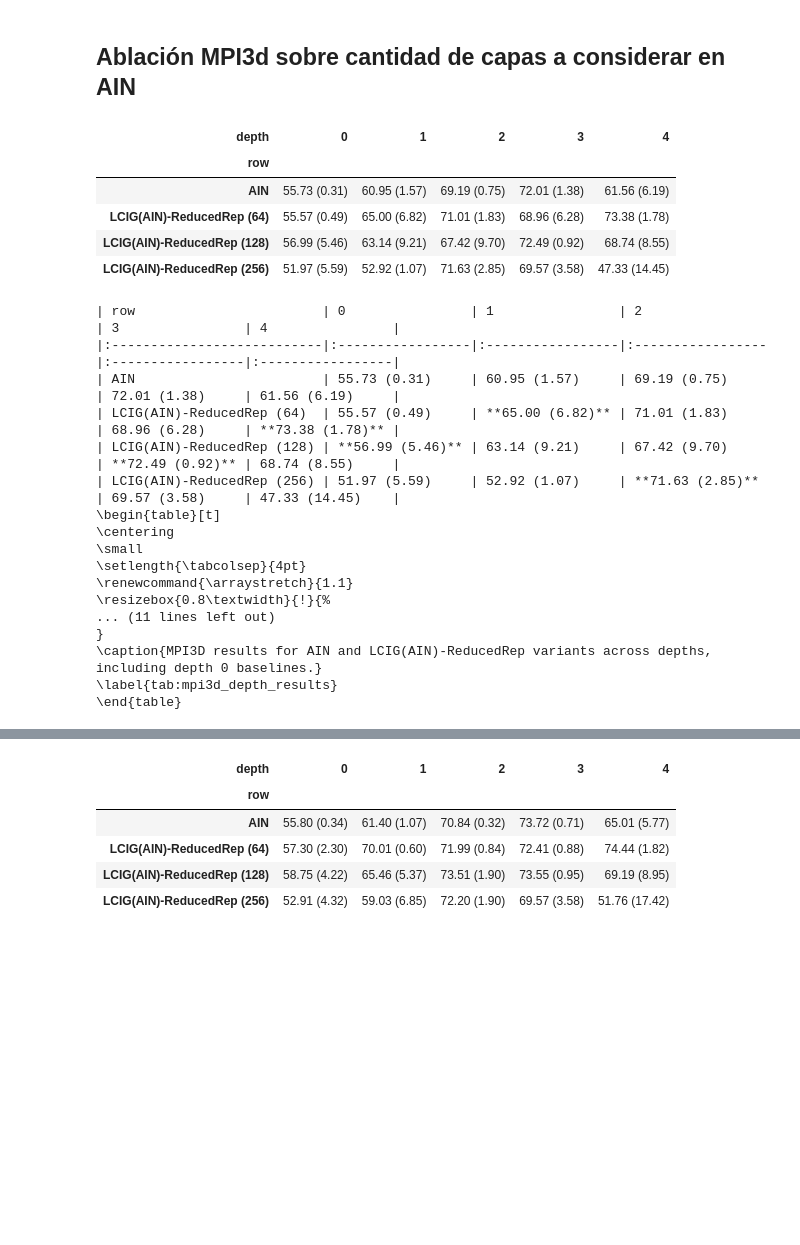
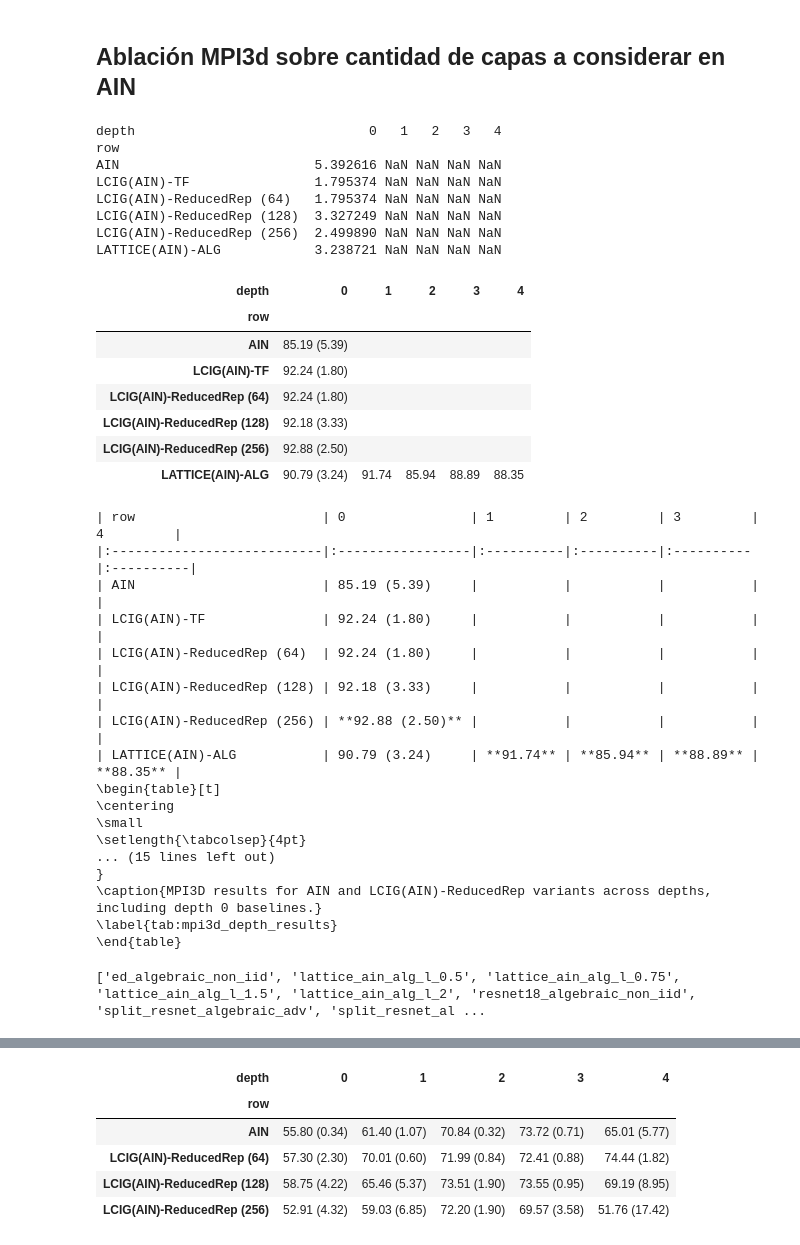
Before and after one commit to alainray/scalable-compositional-generalization, a Jupyter notebook: ParseResults.ipynb, the cells around one changed output, grey strips where cells are left out. Saved outputs shown, nothing was run; the diff lists cells and outputs as text; code cells hidden in the pictures; blank space fills up the shorter version.

```diff
--- a/ParseResults.ipynb
+++ b/ParseResults.ipynb
@@ -400,0 +585,4 @@ plot_table_results("id")
+# %%
+dataset="cars3d"
+method="id"
+df = pd.read_pickle(f"{dataset}_{method}.pkl").copy()
@@ -627,28 +988,45 @@ def plot_ablation_results(dataset, method):
 
     print(latex_small)
 # %%
-plot_ablation_results("mpi3d","id")
+plot_ablation_results("shapes3d","id")
 # %% [output]
+depth                              0   1   2   3   4
+row
+AIN                         5.392616 NaN NaN NaN NaN
+LCIG(AIN)-TF                1.795374 NaN NaN NaN NaN
+LCIG(AIN)-ReducedRep (64)   1.795374 NaN NaN NaN NaN
+LCIG(AIN)-ReducedRep (128)  3.327249 NaN NaN NaN NaN
+LCIG(AIN)-ReducedRep (256)  2.499890 NaN NaN NaN NaN
+LATTICE(AIN)-ALG            3.238721 NaN NaN NaN NaN
 | depth | 0 | 1 | 2 | 3 | 4 |
 | row |  |  |  |  |  |
-| AIN | 55.73 (0.31) | 60.95 (1.57) | 69.19 (0.75) | 72.01 (1.38) | 61.56 (6.19) |
-| LCIG(AIN)-ReducedRep (64) | 55.57 (0.49) | 65.00 (6.82) | 71.01 (1.83) | 68.96 (6.28) | 73.38 (1.78) |
-| LCIG(AIN)-ReducedRep (128) | 56.99 (5.46) | 63.14 (9.21) | 67.42 (9.70) | 72.49 (0.92) | 68.74 (8.55) |
-| LCIG(AIN)-ReducedRep (256) | 51.97 (5.59) | 52.92 (1.07) | 71.63 (2.85) | 69.57 (3.58) | 47.33 (14.45) |
+| AIN | 85.19 (5.39) |  |  |  |  |
+| LCIG(AIN)-TF | 92.24 (1.80) |  |  |  |  |
+| LCIG(AIN)-ReducedRep (64) | 92.24 (1.80) |  |  |  |  |
+| LCIG(AIN)-ReducedRep (128) | 92.18 (3.33) |  |  |  |  |
+| LCIG(AIN)-ReducedRep (256) | 92.88 (2.50) |  |  |  |  |
+| LATTICE(AIN)-ALG | 90.79 (3.24) | 91.74 | 85.94 | 88.89 | 88.35 |
-| row                        | 0                | 1                | 2                | 3                | 4                |
-|:---------------------------|:-----------------|:-----------------|:-----------------|:-----------------|:-----------------|
-| AIN                        | 55.73 (0.31)     | 60.95 (1.57)     | 69.19 (0.75)     | 72.01 (1.38)     | 61.56 (6.19)     |
-| LCIG(AIN)-ReducedRep (64)  | 55.57 (0.49)     | **65.00 (6.82)** | 71.01 (1.83)     | 68.96 (6.28)     | **73.38 (1.78)** |
-| LCIG(AIN)-ReducedRep (128) | **56.99 (5.46)** | 63.14 (9.21)     | 67.42 (9.70)     | **72.49 (0.92)** | 68.74 (8.55)     |
-| LCIG(AIN)-ReducedRep (256) | 51.97 (5.59)     | 52.92 (1.07)     | **71.63 (2.85)** | 69.57 (3.58)     | 47.33 (14.45)    |
-\begin{table}[t]
-\centering
-\small
-\setlength{\tabcolsep}{4pt}
-\renewcommand{\arraystretch}{1.1}
-\resizebox{0.8\textwidth}{!}{%
-... (11 lines left out)
-}
-\caption{MPI3D results for AIN and LCIG(AIN)-ReducedRep variants across depths, including depth 0 baselines.}
-\label{tab:mpi3d_depth_results}
-\end{table}
+| row                        | 0                | 1         | 2         | 3         | 4         |
+|:---------------------------|:-----------------|:----------|:----------|:----------|:----------|
+| AIN                        | 85.19 (5.39)     |           |           |           |           |
+| LCIG(AIN)-TF               | 92.24 (1.80)     |           |           |           |           |
+| LCIG(AIN)-ReducedRep (64)  | 92.24 (1.80)     |           |           |           |           |
+| LCIG(AIN)-ReducedRep (128) | 92.18 (3.33)     |           |           |           |           |
+| LCIG(AIN)-ReducedRep (256) | **92.88 (2.50)** |           |           |           |           |
+| LATTICE(AIN)-ALG           | 90.79 (3.24)     | **91.74** | **85.94** | **88.89** | **88.35** |
+\begin{table}[t]
+\centering
+\small
+\setlength{\tabcolsep}{4pt}
+... (15 lines left out)
+}
+\caption{MPI3D results for AIN and LCIG(AIN)-ReducedRep variants across depths, including depth 0 baselines.}
+\label{tab:mpi3d_depth_results}
+\end{table}
+# %%
+DATASET="iraven"
+method="id"
+df = pd.read_pickle(f"{DATASET}_{method}.pkl")
+print([a for a in sorted(df["arch"].unique()) if "alg" in a])
+# %% [output]
+['ed_algebraic_non_iid', 'lattice_ain_alg_l_0.5', 'lattice_ain_alg_l_0.75', 'lattice_ain_alg_l_1.5', 'lattice_ain_alg_l_2', 'resnet18_algebraic_non_iid', 'split_resnet_algebraic_adv', 'split_resnet_al ...
```
Also changed, not shown: parts of 18 cells of this notebook, 1 other file.
